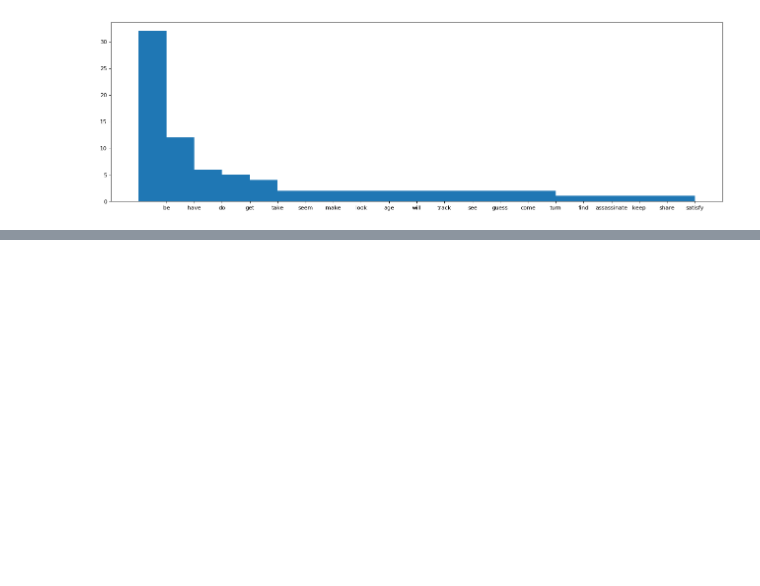
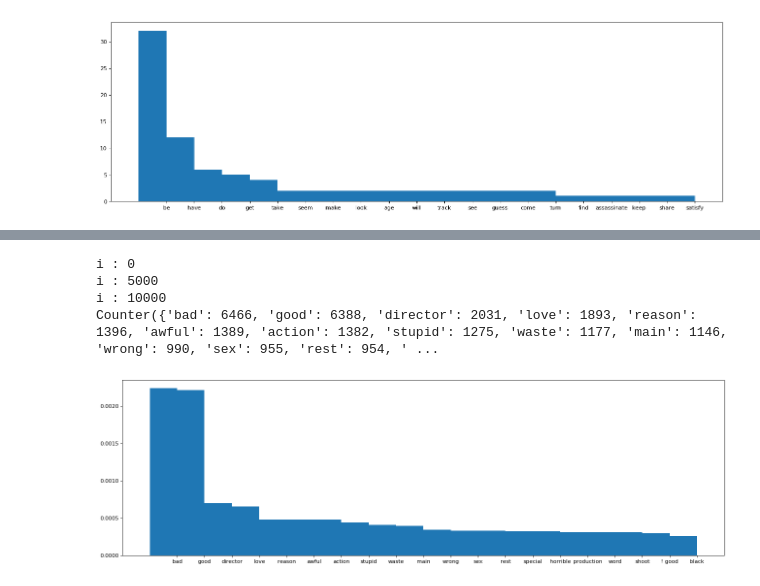
Before and after one commit to lucerne/com_metrics_chatbot, a Jupyter notebook: code/analysis/analyze_aclImdb.ipynb, the cells around one changed output, grey strips where cells are left out. Cells and saved outputs as stored; diff of their text form; code cells hidden in the pictures; blank space fills up the shorter version.

```diff
--- a/code/analysis/analyze_aclImdb.ipynb
+++ b/code/analysis/analyze_aclImdb.ipynb
@@ -614,0 +653,32 @@ Counter({'good': 7586, 'love': 4238, 'director': 1969, 'bad': 1884, 'action': 17
+# %%
+'''
+Emotion words histogram
+'''
+read_files = glob.glob(negTrainDir + '*.txt')
+
+counterNegEmos = Counter('')
+i = 0
+
+for infile in read_files:
+    with open(infile, 'r', errors='replace') as f:
+        text = f.read()
+        doc = nlp(text)
+        counterNegEmos += analyzeEmotionWords(doc, emos)
+        if (i % 5000 == 0):
+            print('i : ' + str(i))
+        i += 1
+
+print(counterNegEmos)
+plt.figure(num=None, figsize=(20, 6), dpi=80, facecolor='w', edgecolor='k')
+labels, values = rankCounter(counterNegEmos)
+indexes = np.arange(len(labels))
+values = [v*1.0/countNegTrain for v in values]
+plt.bar(indexes, values, barwidth)
+plt.xticks(indexes + width * 0.5, labels)
+plt.show()
+# %% [output]
+i : 0
+i : 5000
+i : 10000
+Counter({'bad': 6466, 'good': 6388, 'director': 2031, 'love': 1893, 'reason': 1396, 'awful': 1389, 'action': 1382, 'stupid': 1275, 'waste': 1177, 'main': 1146, 'wrong': 990, 'sex': 955, 'rest': 954, ' ...
+[figure, added]
```
Also changed, not shown: parts of 18 cells of this notebook, 9 other files.
